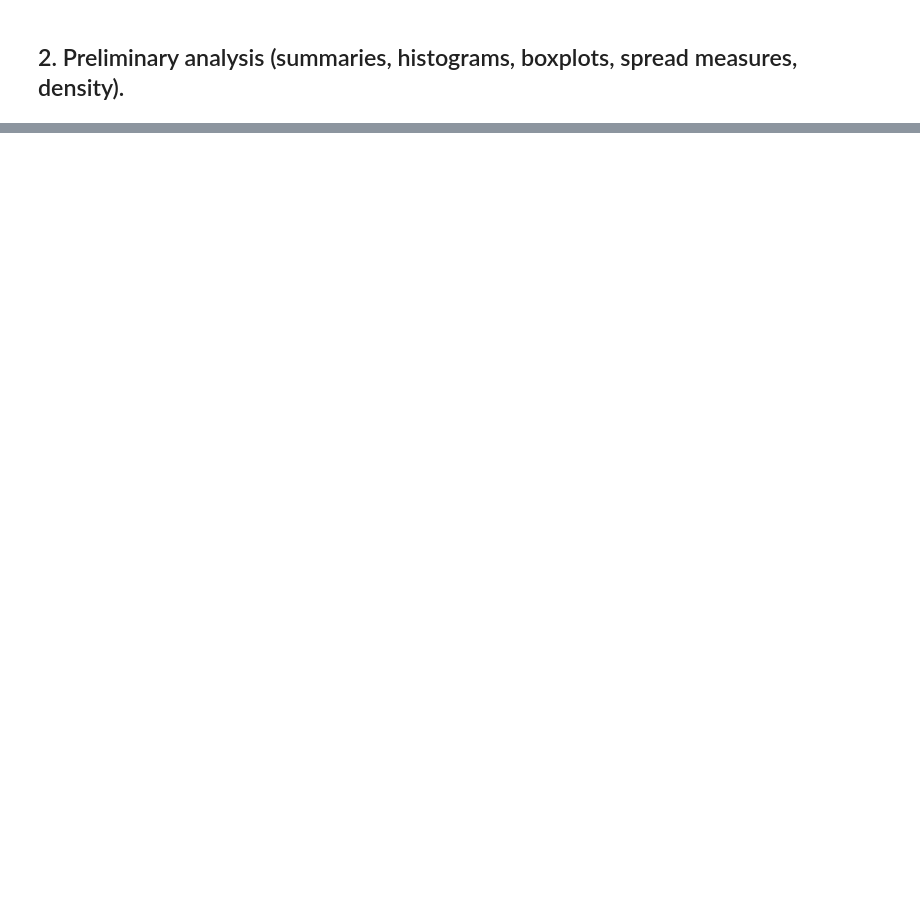
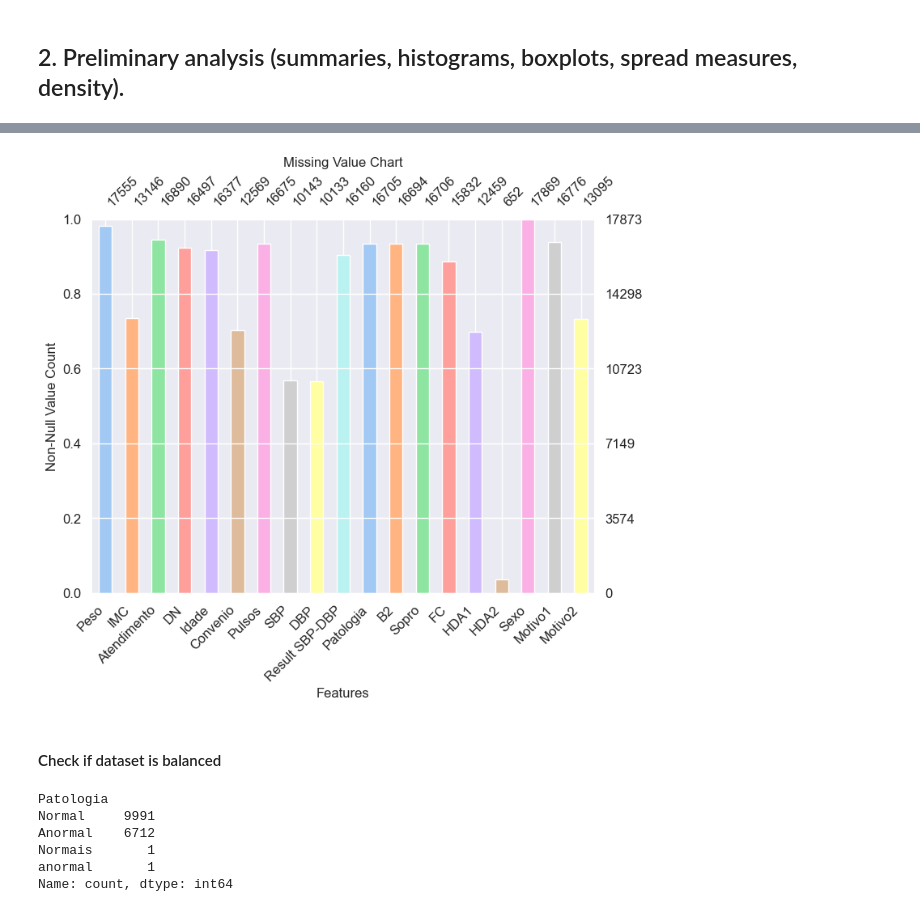
Before and after one commit to RS181/Data-Mining-I, a Jupyter notebook: Assignment/raw_data_analysis-v2.ipynb, the cells around one changed output, grey strips where cells are left out. Drawn from its saved outputs; the diff is of its cells as text; code cells hidden in the pictures; blank space fills up the shorter version.

Commit message:
Second point of raw data analysis almost done (missing Density and correlation)

```diff
--- a/Assignment/raw_data_analysis-v2.ipynb
+++ b/Assignment/raw_data_analysis-v2.ipynb
@@ -106,0 +115,32 @@ Followed the references values found in https://www.forbes.com/health/wellness/n
+# %%
+import pandas as pd
+import numpy as np
+import seaborn as sns
+import missingno as msno
+sns.set_theme(style='darkgrid')
+import matplotlib.pyplot as plt
+# %%
+data = pd.read_excel('Assignment/DataSets/UCMF.xls')
+
+# Trocei valores invalidos (erros do excel) por np.nan
+import warnings
+warnings.simplefilter(action='ignore', category=FutureWarning)
+data.replace('#VALUE!', np.nan, inplace=True)
+data.replace('#!VALUE', np.nan, inplace=True)
+
+# Corrigir dados que tem tipo incorreto (as vezes ao importar datasets isto pode acontecer)
+data['IDADE'] = data['IDADE'].astype(float)
+
+data = data.rename(columns={
+    'IDADE': 'Idade',
+    'PULSOS':'Pulsos',
+    'PA SISTOLICA': 'SBP',
+    'PA DIASTOLICA': 'DBP',
+    'PPA': 'Result SBP-DBP',
+    'NORMAL X ANORMAL': 'Patologia',
+    'SOPRO' : 'Sopro',
+    'SEXO':'Sexo',
+    'HDA 1': 'HDA1',
+    'MOTIVO1' : 'Motivo1',
+    'MOTIVO2': 'Motivo2'
+})
@@ -106,0 +263,25 @@ Followed the references values found in https://www.forbes.com/health/wellness/n
+# %%
+sns.set_palette('pastel')
+colors = sns.color_palette()
+
+missing_vals = [col for col in data.columns if data[col].isna().any()]
+
+fig, ax = plt.subplots(figsize = (8, 6))
+msno.bar(data[missing_vals], ax = ax, fontsize = 12, color = colors)
+ax.set_xlabel('Features', fontsize = 12)
+ax.set_ylabel('Non-Null Value Count', fontsize = 12)
+ax.set_title('Missing Value Chart', fontsize = 12)
+plt.show()
+# %% [output]
+[figure, added]
+# %% [markdown]
+#### Check if dataset is balanced
+# %%
+data.value_counts("Patologia")
+# %% [output]
+Patologia
+Normal     9991
+Anormal    6712
+Normais       1
+anormal       1
+Name: count, dtype: int64
```
Also changed, not shown: parts of 37 cells of this notebook.
